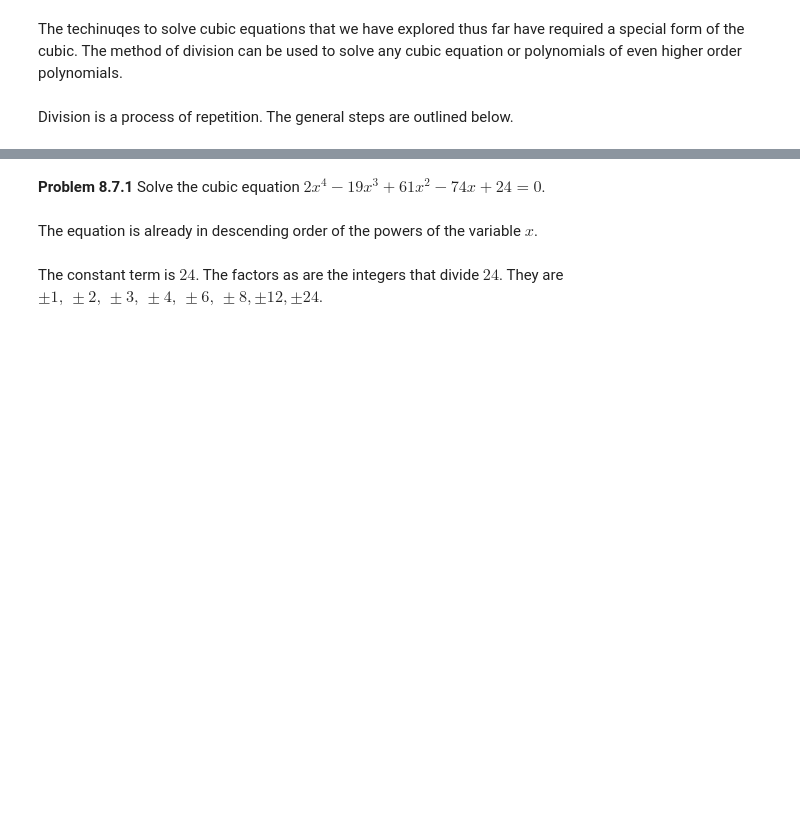
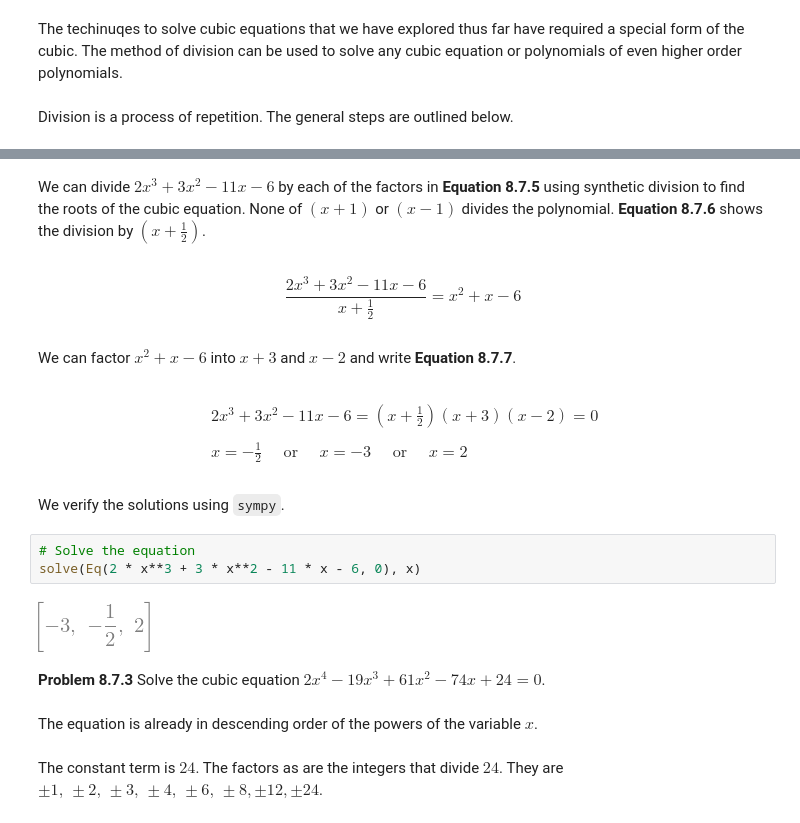
Before and after one commit to juanklopper/AlgebraPublicHealthBiioscience, a Jupyter notebook: Lecture08CubicEquations.ipynb, the cells around one changed output, grey strips where cells are left out. Drawn from its saved outputs; the diff is of its cells as text; blank space fills up the shorter version.

```diff
--- a/Lecture08CubicEquations.ipynb
+++ b/Lecture08CubicEquations.ipynb
@@ -256,5 +313,29 @@ We explore these steps using an example problem.
+# %% [markdown]
+We can divide $2x^{3} + 3x^{2} - 11x - 6$ by each of the factors in __Equation 8.7.5__ using synthetic division to find the roots of the cubic equation. None of $\left( x + 1 \right)$ or $\left( x - 1 \right)$ divides the polynomial. __Equation 8.7.6__ shows the division by $\left( x + \frac{1}{2} \right)$.
+# %% [markdown]
+$$
+\frac{2 x^{3} + 3x^{2} - 11x -6}{x + \frac{1}{2}} = x^{2} + x - 6
+\tag{Equation 8.7.6}
+$$
+# %% [markdown]
+We can factor $x^{2}+x-6$ into $x+3$ and $x-2$ and write __Equation 8.7.7__.
+# %% [markdown]
+$$
+\begin{align*}
+&2 x^{3} + 3x^{2} - 11x -6 = \left( x + \frac{1}{2} \right) \left( x + 3 \right) \left( x - 2 \right) = 0 \\ \\
+&x = -\frac{1}{2} \quad \text{ or } \quad x = -3 \quad \text{ or } \quad x = 2
+\end{align*}
+\tag{Equation 8.7.7}
+$$
+# %% [markdown]
+We verify the solutions using `sympy`.
+# %%
+# Solve the equation
+solve(Eq(2 * x**3 + 3 * x**2 - 11 * x - 6, 0), x)
+# %% [output]
+[figure, added]
 # %% [markdown]
-__Problem 8.7.1__ Solve the cubic equation $2x^{4} - 19 x^{3} + 61 x^{2} - 74 x + 24 = 0$.
+__Problem 8.7.3__ Solve the cubic equation $2x^{4} - 19 x^{3} + 61 x^{2} - 74 x + 24 = 0$.
 # %% [markdown]
 The equation is already in descending order of the powers of the variable $x$.
 # %% [markdown]
```
Also changed, not shown: parts of 25 cells of this notebook, 9 other files.
